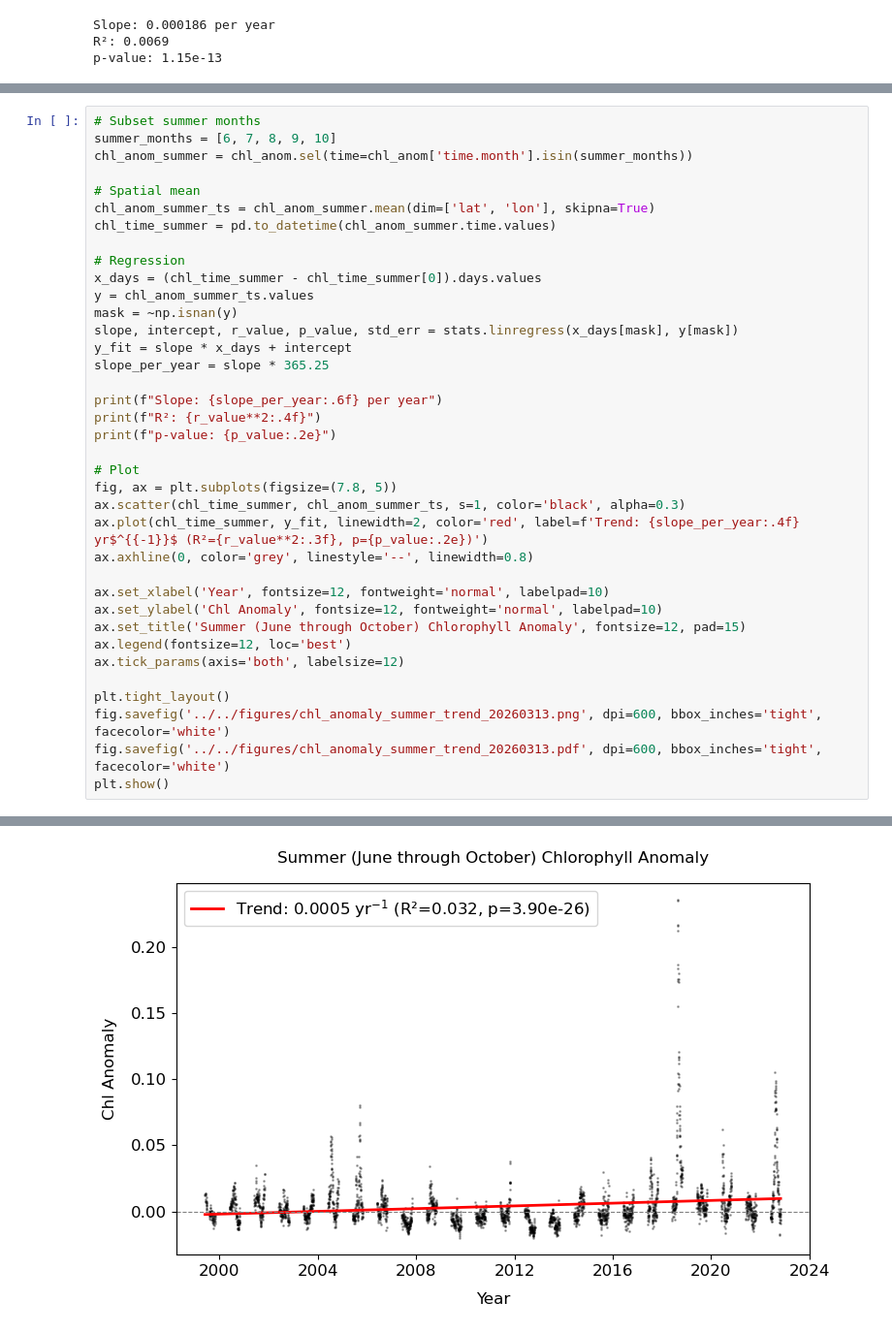
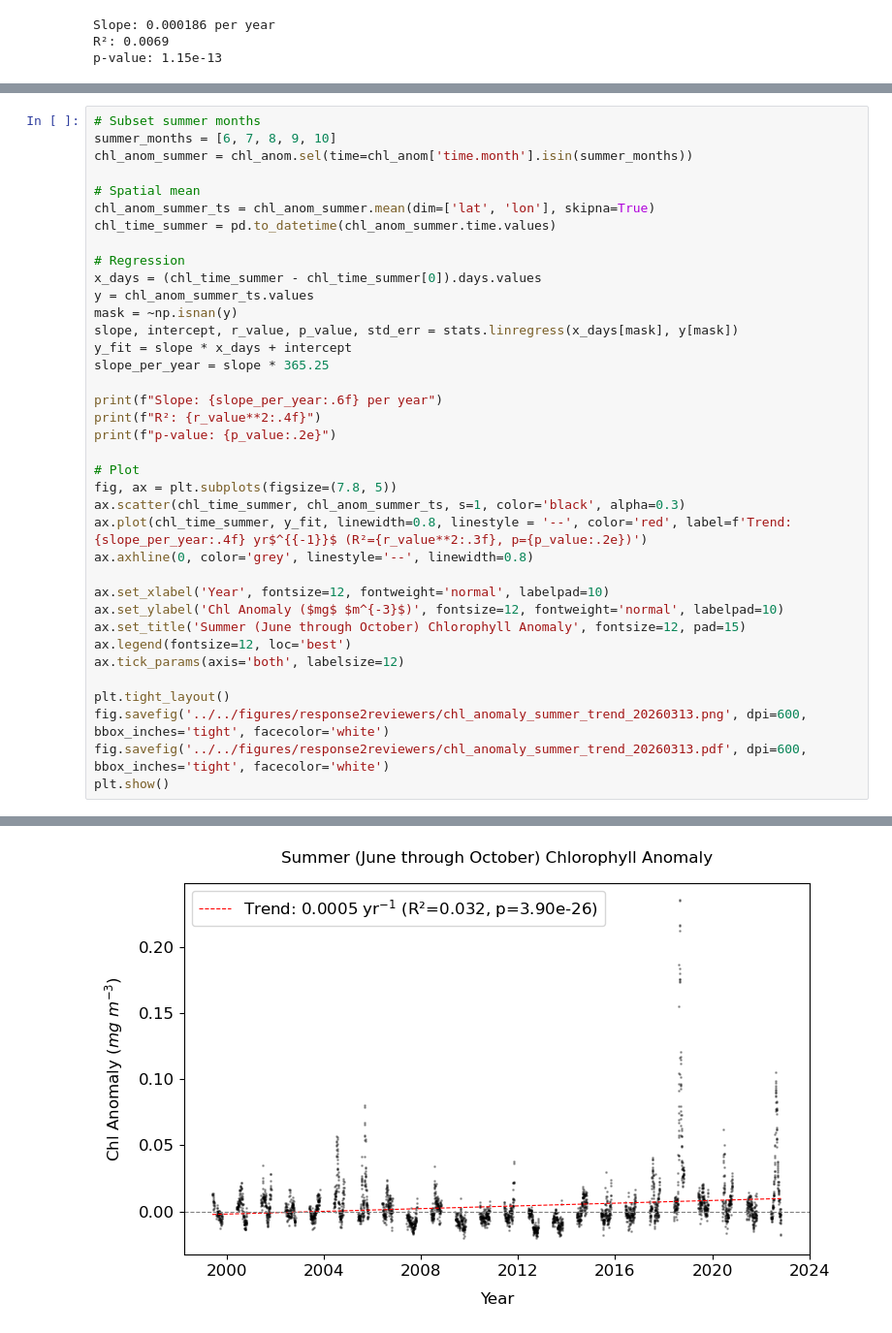
Before and after one commit to jamiesash/climate, a Jupyter notebook: code/pycode/small_region_chla_timeseries.ipynb, the cells around one changed output, grey strips where cells are left out. Shown at 97% size. Cells and saved outputs as stored; diff of their text form.

```diff
--- a/code/pycode/small_region_chla_timeseries.ipynb
+++ b/code/pycode/small_region_chla_timeseries.ipynb
@@ -135,35 +135,35 @@ chl_anom_summer_ts = chl_anom_summer.mean(dim=['lat', 'lon'], skipna=True)
 chl_time_summer = pd.to_datetime(chl_anom_summer.time.values)
 
 # Regression
 x_days = (chl_time_summer - chl_time_summer[0]).days.values
 y = chl_anom_summer_ts.values
 mask = ~np.isnan(y)
 slope, intercept, r_value, p_value, std_err = stats.linregress(x_days[mask], y[mask])
 y_fit = slope * x_days + intercept
 slope_per_year = slope * 365.25
 
 print(f"Slope: {slope_per_year:.6f} per year")
 print(f"R²: {r_value**2:.4f}")
 print(f"p-value: {p_value:.2e}")
 
 # Plot
 fig, ax = plt.subplots(figsize=(7.8, 5))
 ax.scatter(chl_time_summer, chl_anom_summer_ts, s=1, color='black', alpha=0.3)
-ax.plot(chl_time_summer, y_fit, linewidth=2, color='red', label=f'Trend: {slope_per_year:.4f} yr$^{{-1}}$ (R²={r_value**2:.3f}, p={p_value:.2e})')
+ax.plot(chl_time_summer, y_fit, linewidth=0.8, linestyle = '--', color='red', label=f'Trend: {slope_per_year:.4f} yr$^{{-1}}$ (R²={r_value**2:.3f}, p={p_value:.2e})')
 ax.axhline(0, color='grey', linestyle='--', linewidth=0.8)
 
 ax.set_xlabel('Year', fontsize=12, fontweight='normal', labelpad=10)
-ax.set_ylabel('Chl Anomaly', fontsize=12, fontweight='normal', labelpad=10)
+ax.set_ylabel('Chl Anomaly ($mg$ $m^{-3}$)', fontsize=12, fontweight='normal', labelpad=10)
 ax.set_title('Summer (June through October) Chlorophyll Anomaly', fontsize=12, pad=15)
 ax.legend(fontsize=12, loc='best')
 ax.tick_params(axis='both', labelsize=12)
 
 plt.tight_layout()
-fig.savefig('../../figures/chl_anomaly_summer_trend_20260313.png', dpi=600, bbox_inches='tight', facecolor='white')
-fig.savefig('../../figures/chl_anomaly_summer_trend_20260313.pdf', dpi=600, bbox_inches='tight', facecolor='white')
+fig.savefig('../../figures/response2reviewers/chl_anomaly_summer_trend_20260313.png', dpi=600, bbox_inches='tight', facecolor='white')
+fig.savefig('../../figures/response2reviewers/chl_anomaly_summer_trend_20260313.pdf', dpi=600, bbox_inches='tight', facecolor='white')
 plt.show()
 # %% [output]
 Slope: 0.000515 per year
 R²: 0.0324
 p-value: 3.90e-26
-[figure, old version]
+[figure, new version]
```
Also changed, not shown: parts of 1 cell of this notebook, 32 other files.
